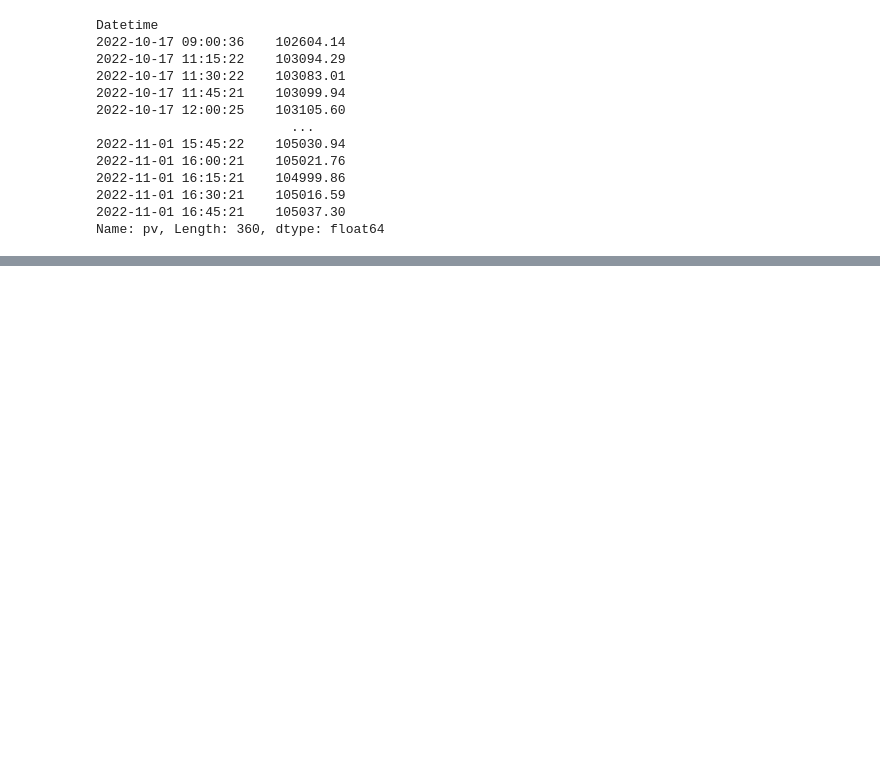
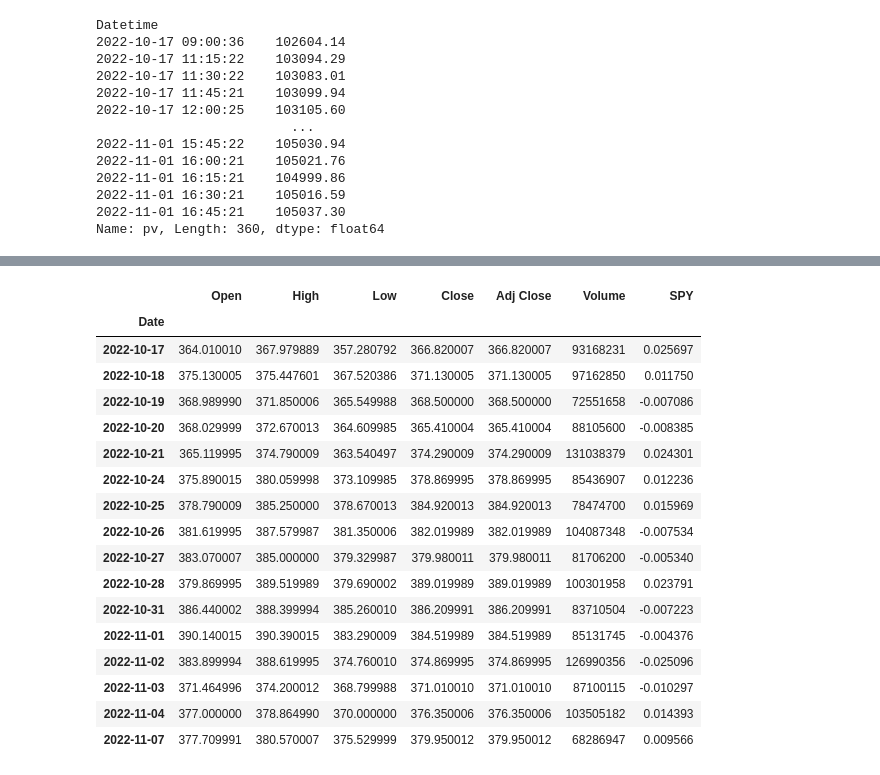
Before and after one commit to specialforcea/PaperTrading, a Jupyter notebook: Results/SectorRFRank_10082022/analytics.ipynb, the cells around one changed output, grey strips where cells are left out. Cells and saved outputs as stored; diff of their text form; code cells hidden in the pictures; blank space fills up the shorter version.

```diff
--- a/Results/SectorRFRank_10082022/analytics.ipynb
+++ b/Results/SectorRFRank_10082022/analytics.ipynb
@@ -98 +102,26 @@ df_pv
+# %%
+df_bm = read_csv('/Users/yueyuchen/Documents/Academy/Research/MarketWatch/data/daily/SPY.csv')
+df_bm.set_index('Date', inplace=True)
+df_bm['SPY'] = df_bm['Adj Close'].pct_change()
+df_bm = df_bm.loc[since:, :]
+df_bm
+# %% [output]
+|  | Open | High | Low | Close | Adj Close | Volume | SPY |
+| Date |  |  |  |  |  |  |  |
+| 2022-10-17 | 364.010010 | 367.979889 | 357.280792 | 366.820007 | 366.820007 | 93168231 | 0.025697 |
+| 2022-10-18 | 375.130005 | 375.447601 | 367.520386 | 371.130005 | 371.130005 | 97162850 | 0.011750 |
+| 2022-10-19 | 368.989990 | 371.850006 | 365.549988 | 368.500000 | 368.500000 | 72551658 | -0.007086 |
+| 2022-10-20 | 368.029999 | 372.670013 | 364.609985 | 365.410004 | 365.410004 | 88105600 | -0.008385 |
+| 2022-10-21 | 365.119995 | 374.790009 | 363.540497 | 374.290009 | 374.290009 | 131038379 | 0.024301 |
+| 2022-10-24 | 375.890015 | 380.059998 | 373.109985 | 378.869995 | 378.869995 | 85436907 | 0.012236 |
+| 2022-10-25 | 378.790009 | 385.250000 | 378.670013 | 384.920013 | 384.920013 | 78474700 | 0.015969 |
+| 2022-10-26 | 381.619995 | 387.579987 | 381.350006 | 382.019989 | 382.019989 | 104087348 | -0.007534 |
+| 2022-10-27 | 383.070007 | 385.000000 | 379.329987 | 379.980011 | 379.980011 | 81706200 | -0.005340 |
+| 2022-10-28 | 379.869995 | 389.519989 | 379.690002 | 389.019989 | 389.019989 | 100301958 | 0.023791 |
+| 2022-10-31 | 386.440002 | 388.399994 | 385.260010 | 386.209991 | 386.209991 | 83710504 | -0.007223 |
+| 2022-11-01 | 390.140015 | 390.390015 | 383.290009 | 384.519989 | 384.519989 | 85131745 | -0.004376 |
+| 2022-11-02 | 383.899994 | 388.619995 | 374.760010 | 374.869995 | 374.869995 | 126990356 | -0.025096 |
+| 2022-11-03 | 371.464996 | 374.200012 | 368.799988 | 371.010010 | 371.010010 | 87100115 | -0.010297 |
+| 2022-11-04 | 377.000000 | 378.864990 | 370.000000 | 376.350006 | 376.350006 | 103505182 | 0.014393 |
+| 2022-11-07 | 377.709991 | 380.570007 | 375.529999 | 379.950012 | 379.950012 | 68286947 | 0.009566 |
 # %%
```
Also changed, not shown: parts of 3 cells of this notebook, 2 other files.
